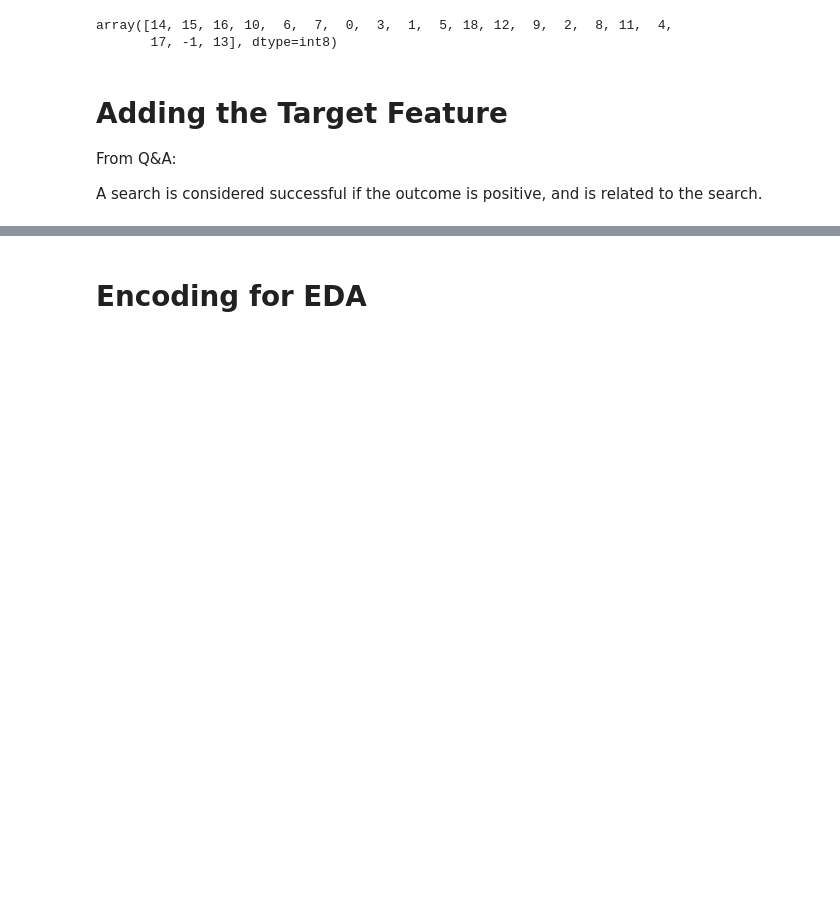
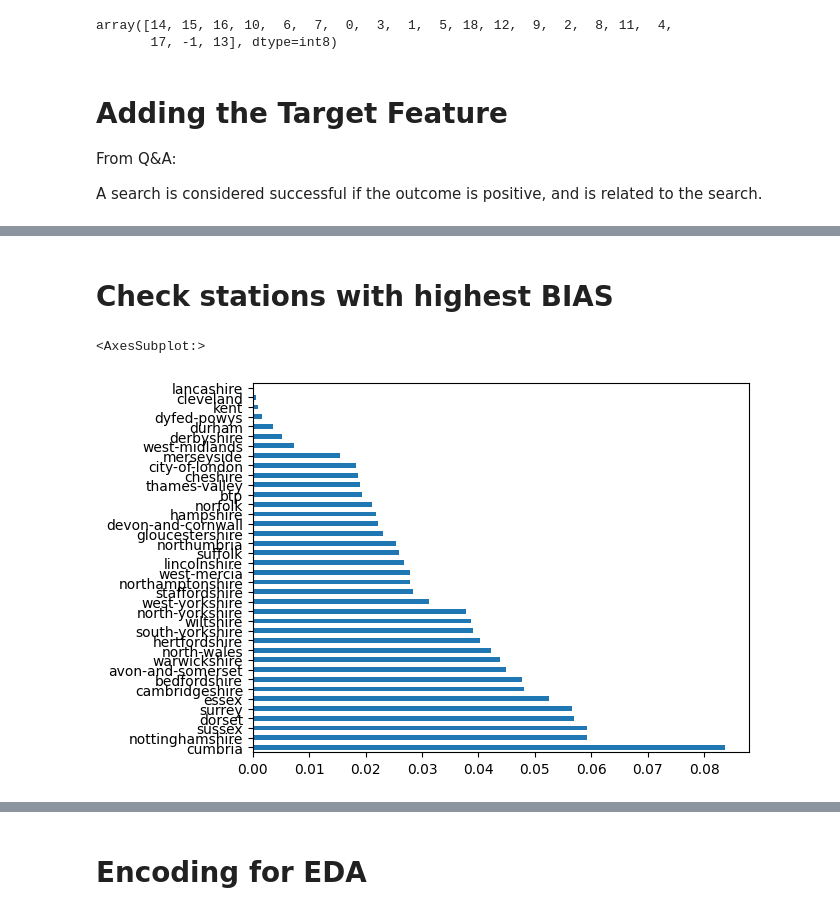
Before and after one commit to joaobssa/ldsa_capstone, a Jupyter notebook: 1 EDA.ipynb, the cells around one changed output, grey strips where cells are left out. Drawn from its saved outputs; the diff is of its cells as text; code cells hidden in the pictures; blank space fills up the shorter version.

```diff
--- a/1 EDA.ipynb
+++ b/1 EDA.ipynb
@@ -378,0 +406,36 @@ df_cat['target'].value_counts(dropna=False).plot.bar()
+# %% [markdown]
+# Check stations with highest BIAS
+# %%
+departments = df_cat['station'].unique()
+sensitive_column = "Gender"
+
+sensitive_classes = df_cat[sensitive_column].unique()
+
+department_rates = {}
+for department in departments:
+    true_rates = {}
+    for sensitive_class in sensitive_classes:
+
+        if sensitive_class == 'Other':
+            continue
+
+        mask = (df_cat[sensitive_column] == sensitive_class) & (df_cat['station'] == department)
+
+        total = len(df_cat[mask])
+        target_true = len(df_cat[mask  & (df_cat['target'] == 1)])
+        target_false = len(df_cat[mask  & (df_cat['target'] == 0)])
+
+        if(total == 0):
+            true_rate = np.inf
+        else:
+            true_rate = target_true / total
+
+        true_rates[sensitive_class] = true_rate
+    department_rates[department] = true_rates
+
+gender_rates = pd.DataFrame.from_dict(department_rates).transpose()
+gender_rates["gender_diff"] = gender_rates.max(axis=1).round(5) - gender_rates.min(axis=1).round(5)
+gender_rates.sort_values(by="gender_diff", ascending=False)["gender_diff"].plot.barh()
+# %% [output]
+<AxesSubplot:>
+[figure, added]
```
Also changed, not shown: parts of 20 cells of this notebook, 21 other files.
